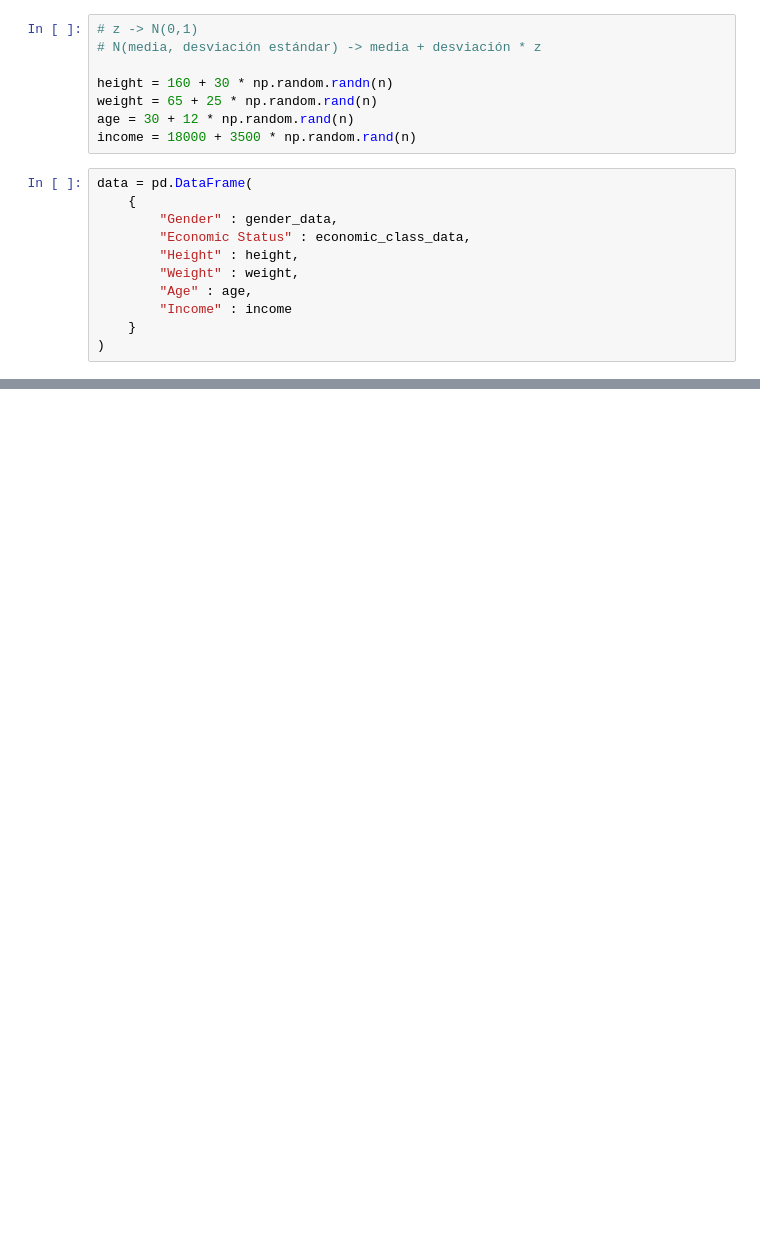
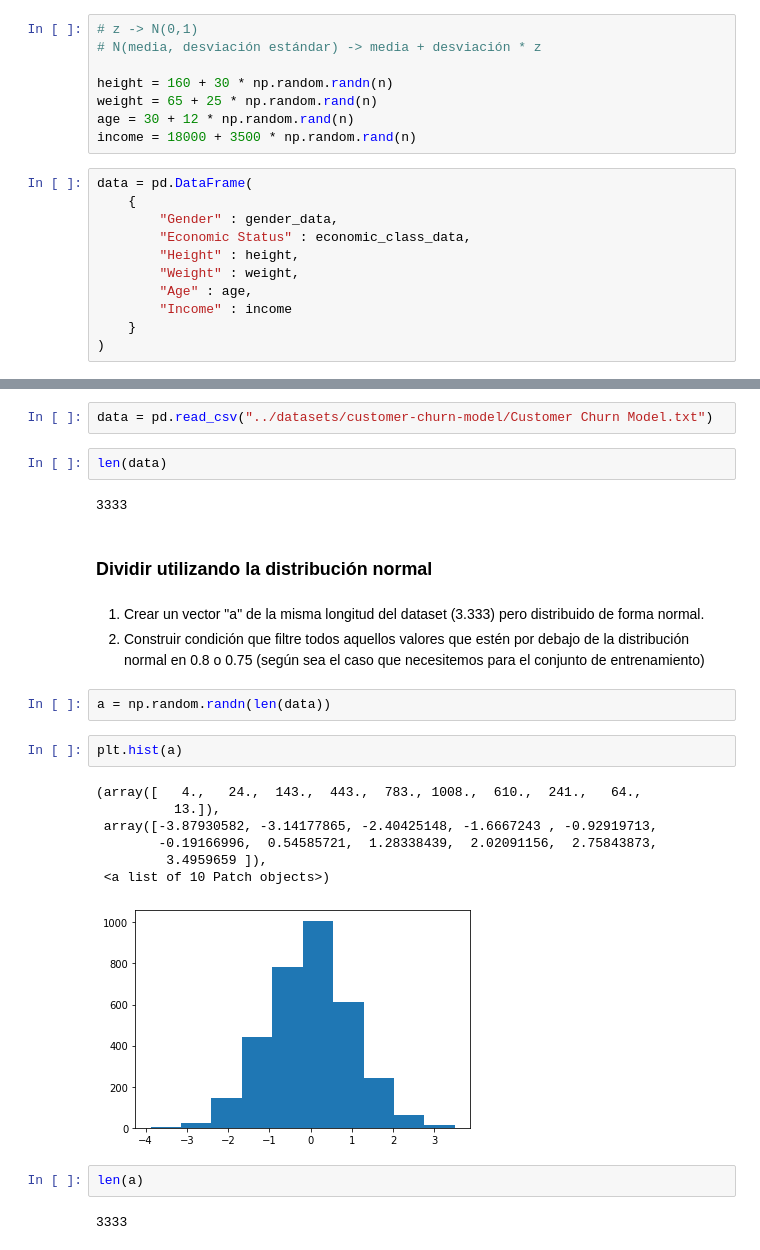
Before and after one commit to jaimelasso/python-ml-course, a Jupyter notebook: notebooks/T2 - 3 - Agrupación de datos.ipynb, the cells around one changed output, grey strips where cells are left out. Saved outputs shown, nothing was run; the diff lists cells and outputs as text; blank space fills up the shorter version.

```diff
--- a/notebooks/T2 - 3 - Agrupación de datos.ipynb
+++ b/notebooks/T2 - 3 - Agrupación de datos.ipynb
@@ -69,0 +378,27 @@ data.head()
+# %%
+data = pd.read_csv("../datasets/customer-churn-model/Customer Churn Model.txt")
+# %%
+len(data)
+# %% [output]
+3333
+# %% [markdown]
+### Dividir utilizando la distribución normal
+# %% [markdown]
+1. Crear un vector "a" de la misma longitud del dataset (3.333) pero distribuido de forma normal.
+2. Construir condición que filtre todos aquellos valores que estén por debajo de la distribución normal en 0.8 o 0.75 (según sea el caso que necesitemos para el conjunto de entrenamiento)
+# %%
+a = np.random.randn(len(data))
+# %%
+plt.hist(a)
+# %% [output]
+(array([   4.,   24.,  143.,  443.,  783., 1008.,  610.,  241.,   64.,
+          13.]),
+ array([-3.87930582, -3.14177865, -2.40425148, -1.6667243 , -0.92919713,
+        -0.19166996,  0.54585721,  1.28338439,  2.02091156,  2.75843873,
+         3.4959659 ]),
+ <a list of 10 Patch objects>)
+[figure, added]
+# %%
+len(a)
+# %% [output]
+3333
```
Also changed, not shown: parts of 64 cells of this notebook.
